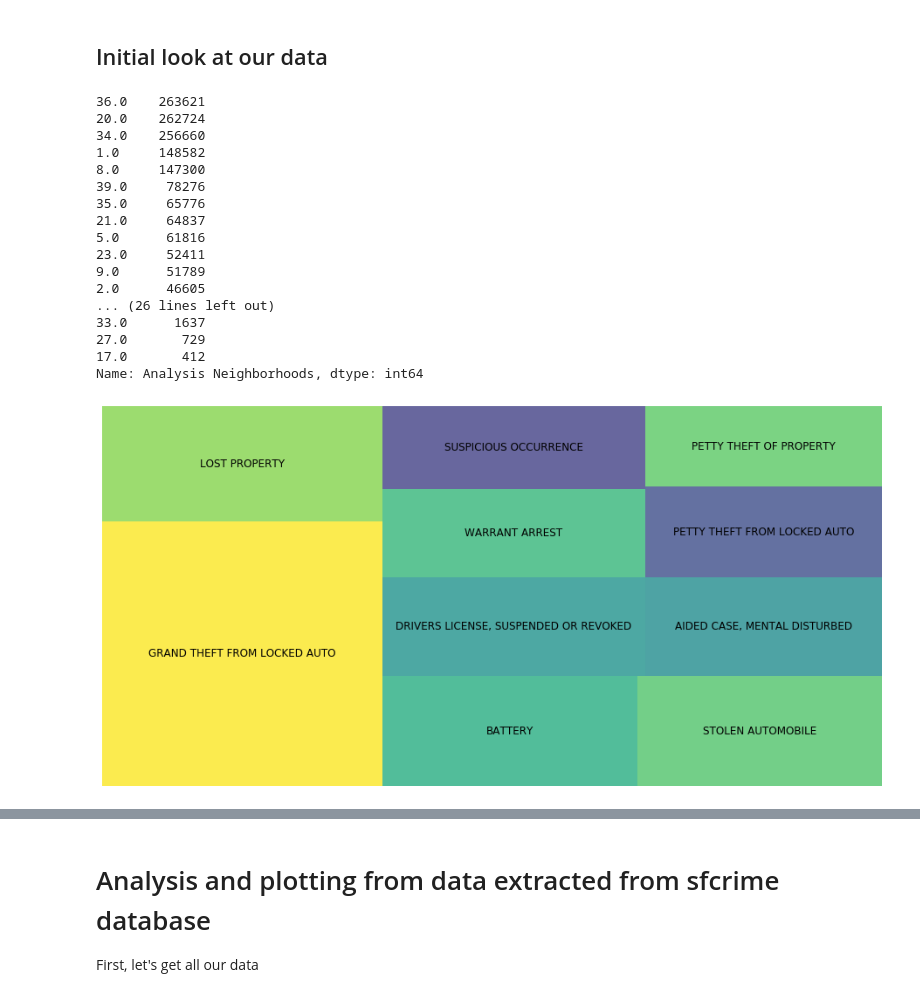
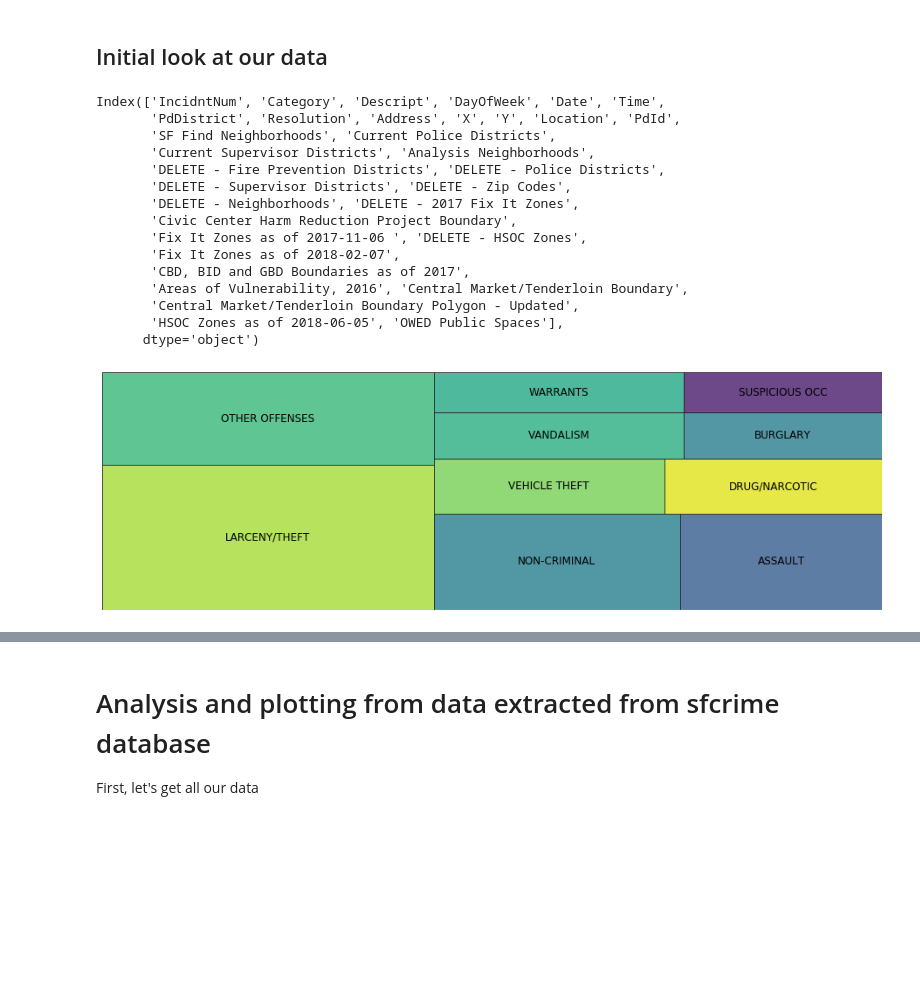
Before and after one commit to mkpetterson/sfcrime, a Jupyter notebook: crime_analysis.ipynb, the cells around one changed output, grey strips where cells are left out. Drawn from its saved outputs; the diff is of its cells as text; code cells hidden in the pictures; blank space fills up the shorter version.

```diff
--- a/crime_analysis.ipynb
+++ b/crime_analysis.ipynb
@@ -22,37 +23,32 @@ The autoreload extension is already loaded. To reload it, use:
 #crime = pd.read_csv('Police_Department_Incident_Reports__Historical_2003_to_May_2018.csv')
 #crime.head(10)
 crime.columns
-crime['Analysis Neighborhoods'].value_counts()
 # %% [output]
-36.0    263621
-20.0    262724
-34.0    256660
-1.0     148582
-8.0     147300
-39.0     78276
-35.0     65776
-21.0     64837
-5.0      61816
-23.0     52411
-9.0      51789
-2.0      46605
-... (26 lines left out)
-33.0      1637
-27.0       729
-17.0       412
-Name: Analysis Neighborhoods, dtype: int64
+Index(['IncidntNum', 'Category', 'Descript', 'DayOfWeek', 'Date', 'Time',
+       'PdDistrict', 'Resolution', 'Address', 'X', 'Y', 'Location', 'PdId',
+       'SF Find Neighborhoods', 'Current Police Districts',
+       'Current Supervisor Districts', 'Analysis Neighborhoods',
+       'DELETE - Fire Prevention Districts', 'DELETE - Police Districts',
+       'DELETE - Supervisor Districts', 'DELETE - Zip Codes',
+       'DELETE - Neighborhoods', 'DELETE - 2017 Fix It Zones',
+       'Civic Center Harm Reduction Project Boundary',
+       'Fix It Zones as of 2017-11-06 ', 'DELETE - HSOC Zones',
+       'Fix It Zones as of 2018-02-07',
+       'CBD, BID and GBD Boundaries as of 2017',
+       'Areas of Vulnerability, 2016', 'Central Market/Tenderloin Boundary',
+       'Central Market/Tenderloin Boundary Polygon - Updated',
+       'HSOC Zones as of 2018-06-05', 'OWED Public Spaces'],
+      dtype='object')
 # %%
-#Top 10 and bottom 10 police reports from 2003-2017
-top_10 = crime.groupby('Descript').count().sort_values(by='Category', ascending=False)['Category'].head(10)
-list(top_10)
-list(top_10.index)
+#Tree-mapping of top 10 crimes by category and description
+top_10 = crime.groupby('Category').count().sort_values(by='Descript', ascending=False)['Descript'].head(10)
+
 fig = plt.gcf()
 ax = fig.add_subplot()
-fig.set_size_inches(16, 8)
+fig.set_size_inches(16, 5)
 
-
-squarify.plot(sizes=list(top_10), label=list(top_10.index),alpha=.8, text_kwargs={'fontsize':12})
+squarify.plot(sizes=list(top_10), label=list(top_10.index),alpha=.8, text_kwargs={'fontsize':12}, bar_kwargs=dict(linewidth=1, edgecolor="#222222"))
 plt.axis('off')
-plt.savefig('crimetree.png', dpi=350)
+plt.savefig('crimetreecat.png', dpi=350)
 # %% [output]
-[figure, old version]
+[figure, new version]
```
Also changed, not shown: parts of 22 cells of this notebook, 1 other file.
